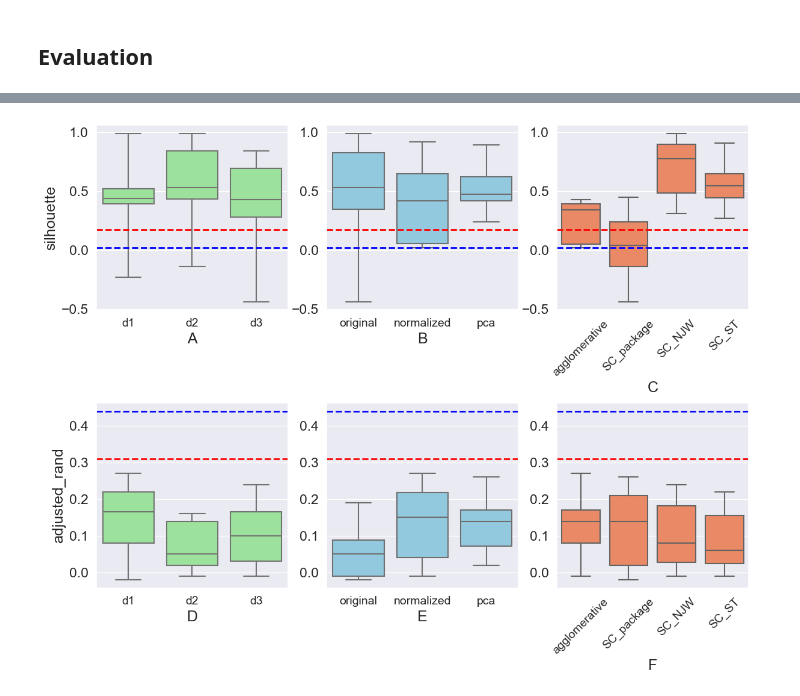
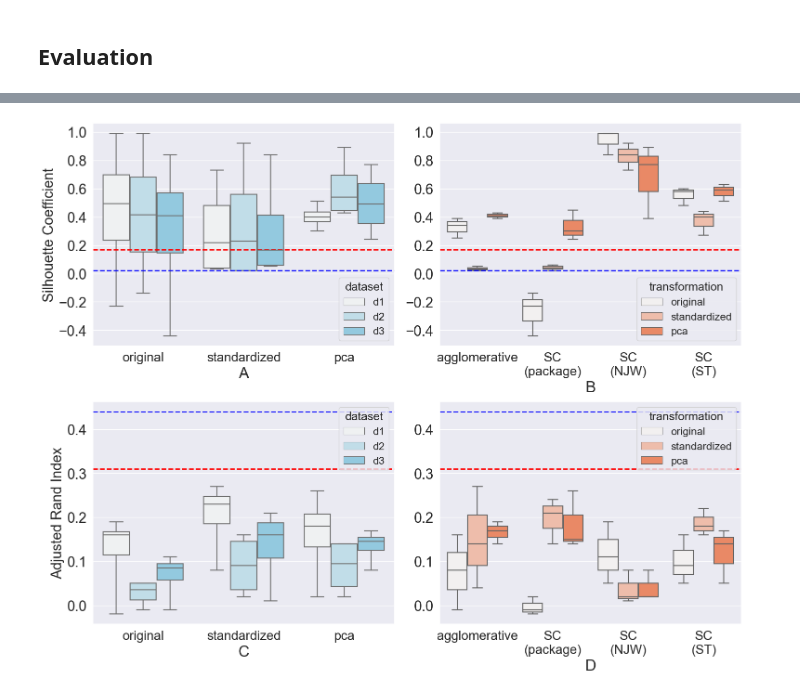
Before and after one commit to clumsyspeedboat/clustering_metaproteins, a Jupyter notebook: performance_evaluation.ipynb, the cells around one changed output, grey strips where cells are left out. Saved outputs shown, nothing was run; the diff lists cells and outputs as text; code cells hidden in the pictures.

```diff
--- a/performance_evaluation.ipynb
+++ b/performance_evaluation.ipynb
@@ -133,68 +171,72 @@ df_clustering
 # %%
-# Silhouette coefficient and Adjusted rand index
-fig, axes = plt.subplots(2, 3, figsize=(14, 10), sharey=False)
+# Silhouette coefficient and Adjusted rand index 2
+fig, axes = plt.subplots(2, 2, figsize=(18, 14), sharey=False)
 
 sns.set(font_scale = 1.5)
 
-box1 = sns.boxplot(ax = axes[0,0], data=df_clustering, x="dataset", y="silhouette", color = "lightgreen", whis = 5)
-box1.axhline(0.17, ls='--', color = 'red', linewidth = 2, label = 'd1')
-box1.axhline(0.02, ls='--', color = 'blue', linewidth = 2, label = 'd2')
+# box1 = sns.boxplot(ax = axes[0,0], data=df_clustering, x="dataset", y="silhouette", color = "lightgreen", whis = 5)
+# box1.axhline(0.17, ls='--', color = 'red', linewidth = 2, label = 'd1')
+# box1.axhline(0.02, ls='--', color = 'blue', linewidth = 2, label = 'd2')
 
-box2 = sns.boxplot(ax = axes[0,1], data=df_clustering, x="transformation", y="silhouette", color = "skyblue", whis = 4)
+box2 = sns.boxplot(ax = axes[0,0], data=df_clustering, x="transformation", y="silhouette",
+                   hue = "dataset", color = "skyblue", whis = 4)
 box2.axhline(0.17, ls='--', color = 'red', linewidth = 2, label = 'd1')
 box2.axhline(0.02, ls='--', color = 'blue', linewidth = 2, label = 'd2')
 
-box3 = sns.boxplot(ax = axes[0,2], data=df_clustering, x="clustering", y="silhouette", color = "coral")
+box3 = sns.boxplot(ax = axes[0,1], data=df_clustering, x="clustering", y="silhouette",
+                   hue = "transformation", color = "coral", whis = 4)
 box3.axhline(0.17, ls='--', color = 'red', linewidth = 2, label = 'd1')
 box3.axhline(0.02, ls='--', color = 'blue', linewidth = 2, label = 'd2')
+sns.move_legend(box3, "lower right")
 
-box4 = sns.boxplot(ax = axes[1,0], data=df_clustering, x="dataset", y="adjusted_rand", color = "lightgreen")
-box4.axhline(0.31, ls='--', color = 'red', linewidth = 2, label = 'd1')
-box4.axhline(0.44, ls='--', color = 'blue', linewidth = 2, label = 'd2')
+# box4 = sns.boxplot(ax = axes[1,0], data=df_clustering, x="dataset", y="adjusted_rand", color = "lightgreen")
+# box4.axhline(0.31, ls='--', color = 'red', linewidth = 2, label = 'd1')
+# box4.axhline(0.44, ls='--', color = 'blue', linewidth = 2, label = 'd2')
 
-box5 = sns.boxplot(ax = axes[1,1], data=df_clustering, x="transformation", y="adjusted_rand", color = "skyblue")
+box5 = sns.boxplot(ax = axes[1,0], data=df_clustering, x="transformation", y="adjusted_rand",
+                   hue = "dataset", color = "skyblue", whis = 4)
 box5.axhline(0.31, ls='--', color = 'red', linewidth = 2, label = 'd1')
 box5.axhline(0.44, ls='--', color = 'blue', linewidth = 2, label = 'd2')
 
-box6 = sns.boxplot(ax = axes[1,2], data=df_clustering, x="clustering", y="adjusted_rand", color = "coral")
+box6 = sns.boxplot(ax = axes[1,1], data=df_clustering, x="clustering", y="adjusted_rand",
+                   hue = "transformation", color = "coral", whis = 4)
 box6.axhline(0.31, ls='--', color = 'red', linewidth = 2, label = 'd1')
 box6.axhline(0.44, ls='--', color = 'blue', linewidth = 2, label = 'd2')
 
-# box1.set_xticklabels(['R \n (csv)','Python \n (csv)','JAVA \n (csv)', 'DTP \n (csv)', 'DTP \n (nodes)'])
-box2.set_xticklabels(['original','normalized','pca'])
-# box3.set_xticklabels(['Dataset \n 1','Dataset \n 2','Dataset \n 3'])
-# box4.set_xticklabels(['R \n (csv)','Python \n (csv)','JAVA \n (csv)', 'DTP \n (csv)', 'DTP \n (nodes)'])
-box5.set_xticklabels(['original','normalized','pca'])
-# box6.set_xticklabels(['Dataset \n 1','Dataset \n 2','Dataset \n 3'])
+box2.set_xticklabels(['original','standardized','pca'])
+box3.set_xticklabels(['agglomerative','SC\n(package)','SC\n(NJW)', 'SC\n(ST)'])
+box5.set_xticklabels(['original','standardized','pca'])
+box6.set_xticklabels(['agglomerative','SC\n(package)','SC\n(NJW)', 'SC\n(ST)'])
 
-box1.set(xlabel="A")
-box2.set(xlabel="B")
-box3.set(xlabel="C")
-box4.set(xlabel="D")
-box5.set(xlabel="E")
-box6.set(xlabel="F")
+# box1.set(xlabel="A")
+box2.set(xlabel="A")
+box3.set(xlabel="B")
+# box4.set(xlabel="D")
+box5.set(xlabel="C")
+box6.set(xlabel="D")
 
-box1.set_ylabel('silhouette', fontsize = 18)
-box2.set(ylabel=None)
+# box1.set_ylabel('silhouette', fontsize = 18)
+box2.set_ylabel('Silhouette Coefficient', fontsize = 22)
 box3.set(ylabel=None)
-box4.set_ylabel('adjusted_rand', fontsize = 18)
-box5.set(ylabel=None)
+# box4.set_ylabel('adjusted_rand', fontsize = 18)
+box5.set_ylabel('Adjusted Rand Index', fontsize = 22)
 box6.set(ylabel=None)
 
-box1.set_xticklabels(box1.get_xticklabels(), size = 14)
-box2.set_xticklabels(box2.get_xticklabels(), size = 14)
-box3.set_xticklabels(box3.get_xticklabels(), size = 14, rotation = 45)
-box4.set_xticklabels(box1.get_xticklabels(), size = 14)
-box5.set_xticklabels(box2.get_xticklabels(), size = 14)
-box6.set_xticklabels(box3.get_xticklabels(), size = 14, rotation = 45)
+# box1.set_xticklabels(box1.get_xticklabels(), size = 16)
+box2.set_xticklabels(box2.get_xticklabels(), size = 20)
+box3.set_xticklabels(box3.get_xticklabels(), size = 20)
+# box4.set_xticklabels(box1.get_xticklabels(), size = 16)
+box5.set_xticklabels(box2.get_xticklabels(), size = 20)
+box6.set_xticklabels(box3.get_xticklabels(), size = 20)
 
 # box1.set(ylim=(61, 93))
 # box2.set(ylim=(61, 93))
 # box3.set(ylim=(61, 93))
 
-fig.subplots_adjust(wspace=0.2, hspace=0.5)
+fig.subplots_adjust(wspace=0.15, hspace=0.25)
+#fig.savefig("exp1_2.pdf", bbox_inches='tight')
 # %% [output]
-[figure, old version]
+[figure, new version]
 # %%
 # Classification accuracy and mcc values
 
```
Also changed, not shown: parts of 11 cells of this notebook.
